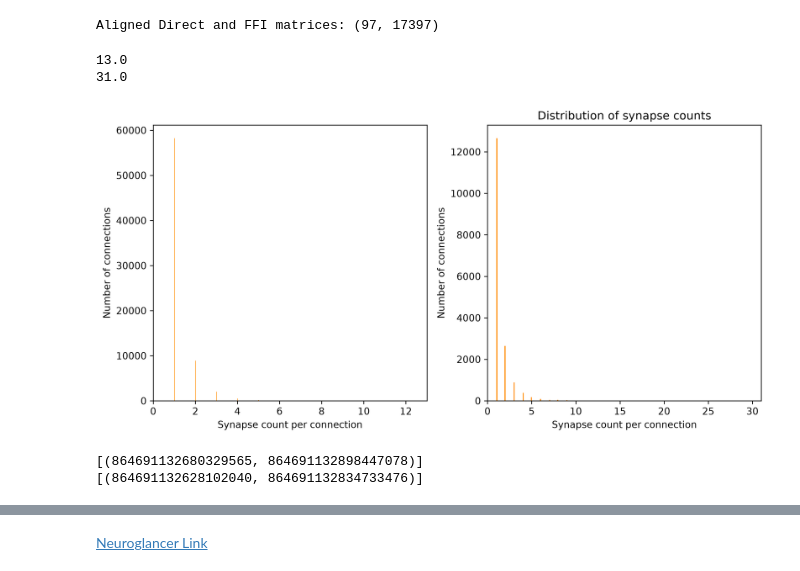
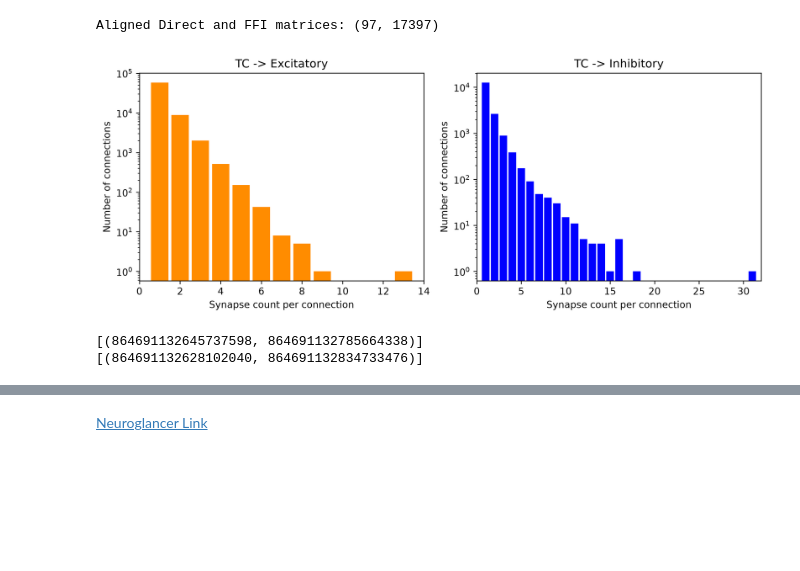
Before and after one commit to m-yasueda/DIMS_SWDB_project, a Jupyter notebook: code/df_construction/df_synapsecount.ipynb, the cells around one changed output, grey strips where cells are left out. Drawn from its saved outputs; the diff is of its cells as text; code cells hidden in the pictures; blank space fills up the shorter version.

Commit message:
size analysis

```diff
--- a/code/df_construction/df_synapsecount.ipynb
+++ b/code/df_construction/df_synapsecount.ipynb
@@ -214,52 +230,55 @@ print("Aligned Direct and FFI matrices:", Direct.shape)
 # %% [output]
 Aligned Direct and FFI matrices: (97, 17397)
 # %%
-# how many thalamic inputs go to excitatory/inhibitory neurons?
-
-# 非ゼロセルの値を抽出
+# 非ゼロセルの抽出
 synapse_counts_TE = W_TE.stack()
 synapse_counts_TE = synapse_counts_TE[synapse_counts_TE != 0]
 
 synapse_counts_TI = W_TI.stack()
 synapse_counts_TI = synapse_counts_TI[synapse_counts_TI != 0]
 
-# 非ゼロセルの総数
-n_connections_TE = synapse_counts_TE.size
-fig, axes = plt.subplots(1, 2, figsize=(10,5), dpi = 300)
-# Distribution of synapse counts
+fig, axes = plt.subplots(1, 2, figsize=(10, 4), dpi=300)
+
+# Define explicit integer bin boundaries centered on count values
+max_TE = int(synapse_counts_TE.max())
+bins_TE = np.arange(0.5, max_TE + 1.5, 1)
+
+# Distribution of synapse counts (TE)
 axes[0].hist(
     synapse_counts_TE,
-    bins="auto",
-    color="darkorange"
+    bins=bins_TE,
+    color="darkorange",
+    rwidth=0.85  # Set to 1.0 or remove for solid touching bars
 )
-
 axes[0].set_xlabel("Synapse count per connection")
 axes[0].set_ylabel("Number of connections")
-axes[0].set_xlim(0,synapse_counts_TE.max())
+axes[0].set_title("TC -> Excitatory")
+axes[0].set_xlim(0, max_TE + 1)
+axes[0].set_yscale("log")
 
-print(synapse_counts_TE.max())
+# Define explicit integer bin boundaries for TI
+max_TI = int(synapse_counts_TI.max())
+bins_TI = np.arange(0.5, max_TI + 1.5, 1)
 
-# Distribution of synapse counts
+# Distribution of synapse counts (TI)
 axes[1].hist(
     synapse_counts_TI,
-    bins="auto",
-    color="darkorange"
+    bins=bins_TI,
+    color="blue",
+    rwidth=0.85
 )
-print(synapse_counts_TI.max())
-
 axes[1].set_xlabel("Synapse count per connection")
 axes[1].set_ylabel("Number of connections")
-axes[1].set_title("Distribution of synapse counts")
-axes[1].set_xlim(0,synapse_counts_TI.max())
+axes[1].set_title("TC -> Inhibitory")
+axes[1].set_xlim(0, max_TI + 1)
+axes[1].set_yscale("log")
 
 plt.tight_layout()
 plt.show()
 # %% [output]
-13.0
-31.0
-[figure, old version]
+[figure, new version]
 # %%
-target_value = 18
+target_value = 31
 
 positions = synapse_counts_TI.eq(target_value)
 positions = positions[positions].index.tolist()
@@ -273,7 +292,7 @@ positions = positions[positions].index.tolist()
 
 print(positions)
 # %% [output]
-[(864691132680329565, 864691132898447078)]
+[(864691132645737598, 864691132785664338)]
 [(864691132628102040, 864691132834733476)]
 # %%
 from caveclient import CAVEclient
```
Also changed, not shown: parts of 12 cells of this notebook, 7 other files.
